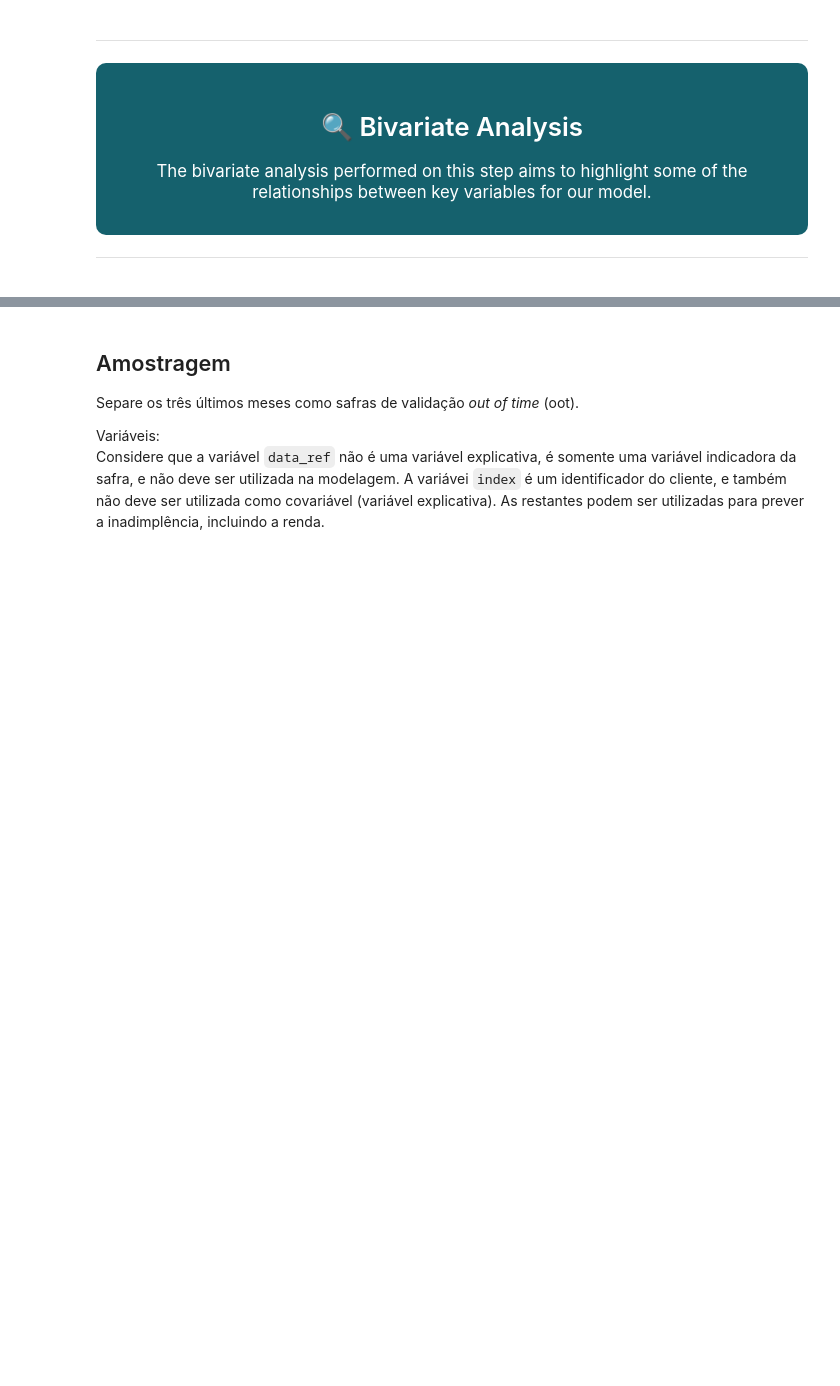
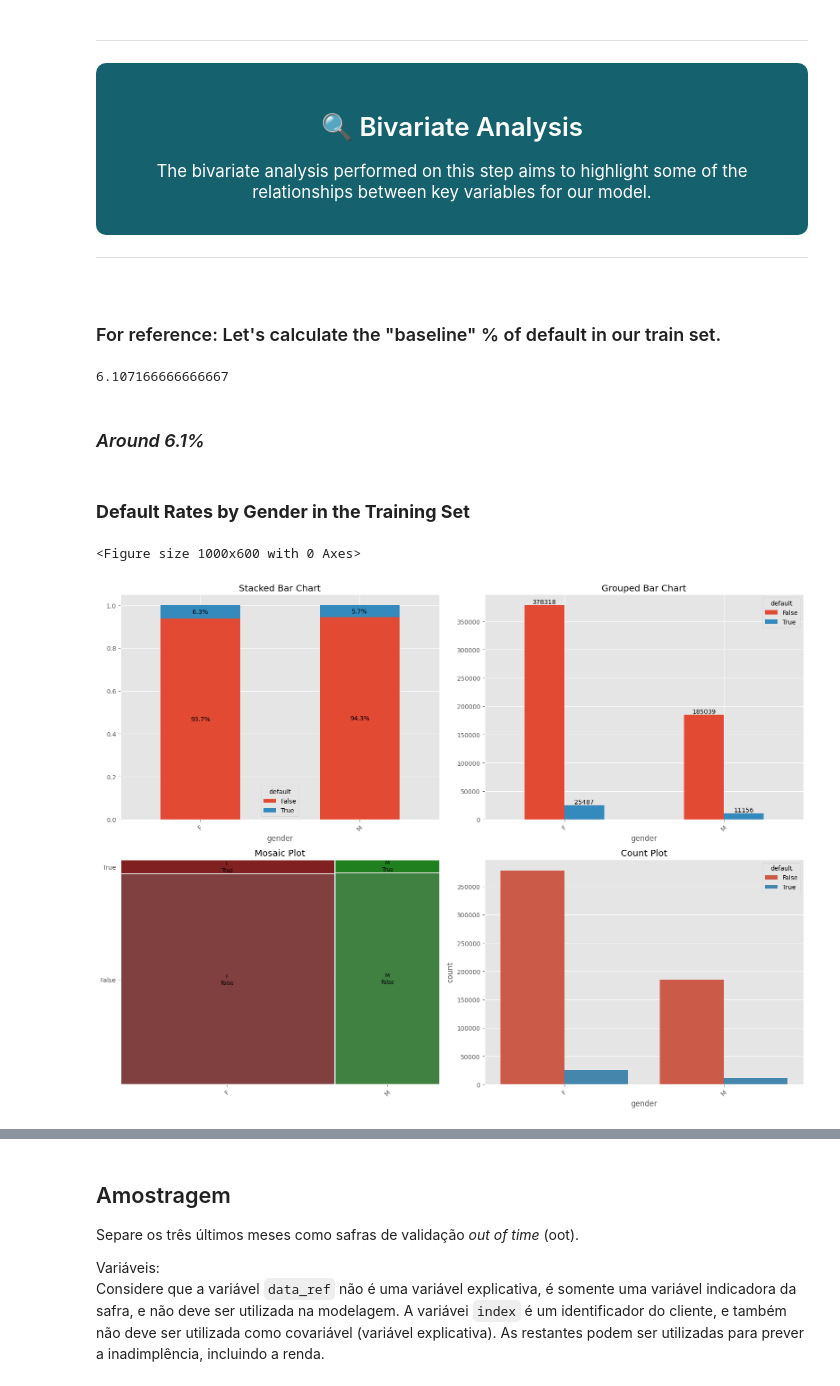
Before and after one commit to PedroHang/Credit-Scoring-Project, a Jupyter notebook: credit_scoring_original.ipynb, the cells around one changed output, grey strips where cells are left out. Drawn from its saved outputs; the diff is of its cells as text; code cells hidden in the pictures; blank space fills up the shorter version.

```diff
--- a/credit_scoring_original.ipynb
+++ b/credit_scoring_original.ipynb
@@ -504,3 +509,20 @@ univ_plot(df, categorical=False)
 
 ---
 >
+# %% [markdown]
+### For reference: Let's calculate the "baseline" % of default in our train set.
+# %%
+total = 563357 + 36643
+default_percentage = (36643 / total) * 100
+print(default_percentage)
+# %% [output]
+6.107166666666667
+# %% [markdown]
+### *Around 6.1%*
+# %% [markdown]
+### **Default Rates by Gender in the Training Set**
+# %%
+biv_plot(df_train, x='gender', y='default', threshold=15)
+# %% [output]
+<Figure size 1000x600 with 0 Axes>
+[figure, added]
```
Also changed, not shown: parts of 30 cells of this notebook.
